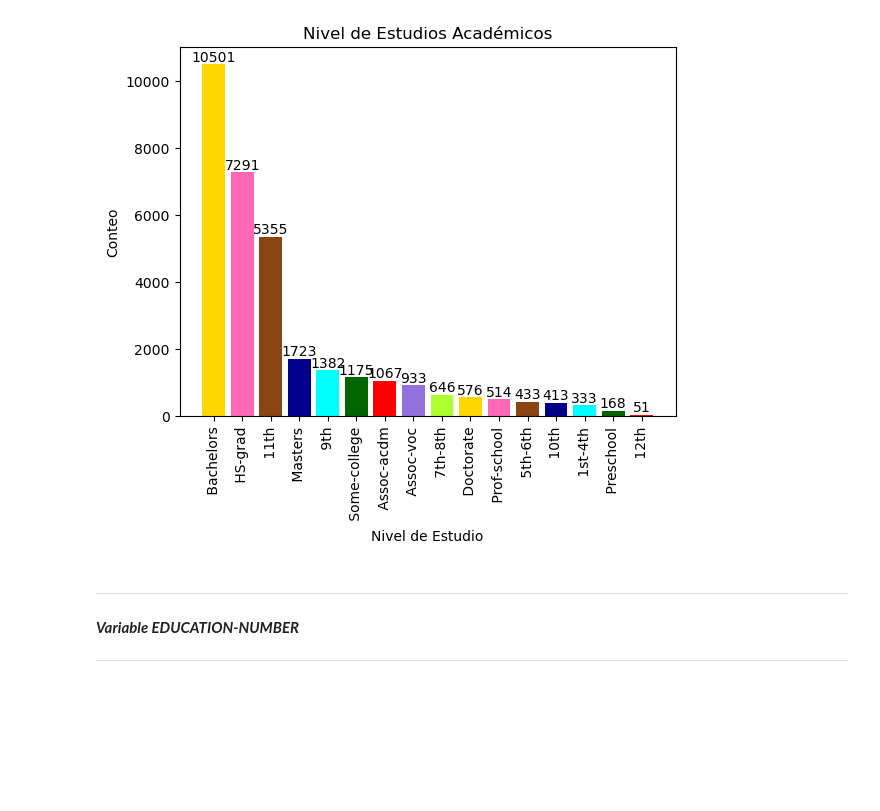
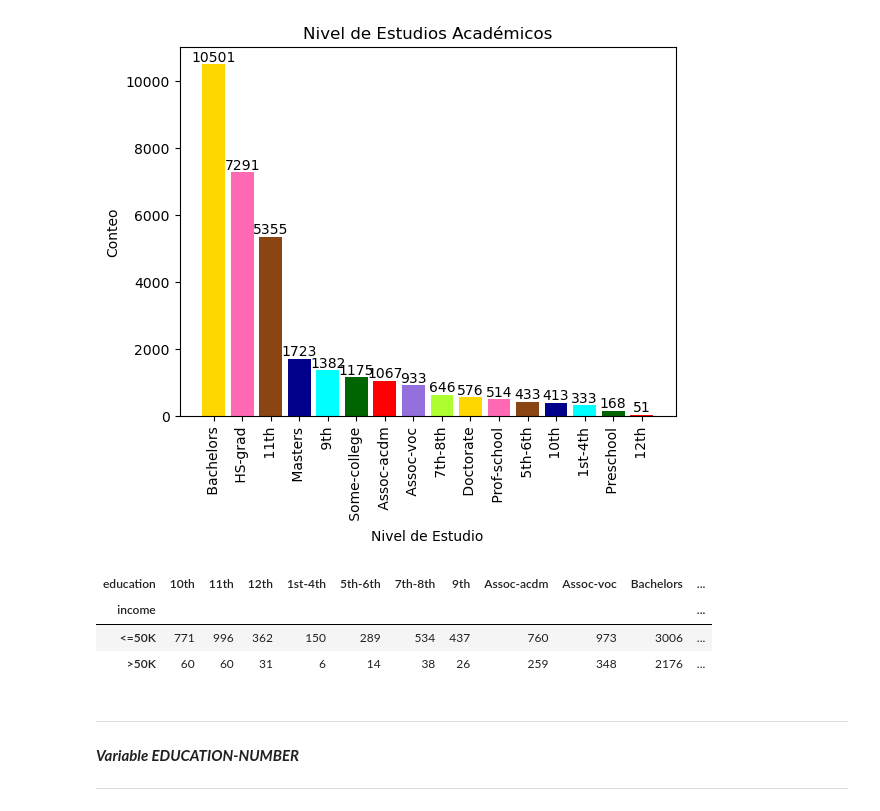
Before and after one commit to CristhianCanar/RepoEntregaTresMachine, a Jupyter notebook: clean_minable_data.ipynb, the cells around one changed output. Saved outputs shown, nothing was run; the diff lists cells and outputs as text; code cells hidden in the pictures; blank space fills up the shorter version.

```diff
--- a/limpieza_Tercera_Consigna.ipynb
+++ b/clean_minable_data.ipynb
@@ -14,7 +14,7 @@ import random
 # from tensorflow import keras
 # from tensorflow.keras import layers
 # %%
-datos_salarios = pd.read_csv("D:/Users/Usuario/Documents/Universidad/Machine Learning/6- Tercera Consigna\salary.csv",
+datos_salarios = pd.read_csv("C:\\Users\\crist\\Documents\\UNIVERSIDAD\\Semestre IX\\MachineLearning\\consignas\\RepoEntregaTres\\adult.csv",
                               delimiter= ",", decimal= ".")
 # %% [markdown]
 ---
@@ -74,3 +90,7 @@ plt.show()
+# %%
+datos_salarios.drop(
+                    datos_salarios.loc[datos_salarios['workclass'] == '?'].index,
+                    inplace=True)
 # %% [markdown]
 ---
 ***Variable EDUCATION***
@@ -96,6 +116,13 @@ plt.ylabel('Conteo')
 plt.show()
 # %% [output]
 [figure]
+# %%
+pd.crosstab(datos_salarios.income, datos_salarios.education)
+# %% [output]
+| education | 10th | 11th | 12th | 1st-4th | 5th-6th | 7th-8th | 9th | Assoc-acdm | Assoc-voc | Bachelors | ... |
+| income |  |  |  |  |  |  |  |  |  |  | ... |
+| <=50K | 771 | 996 | 362 | 150 | 289 | 534 | 437 | 760 | 973 | 3006 | ... |
+| >50K | 60 | 60 | 31 | 6 | 14 | 38 | 26 | 259 | 348 | 2176 | ... |
 # %% [markdown]
 ---
 ***Variable EDUCATION-NUMBER***
```
Also changed, not shown: parts of 5 cells of this notebook, 36 other files.
